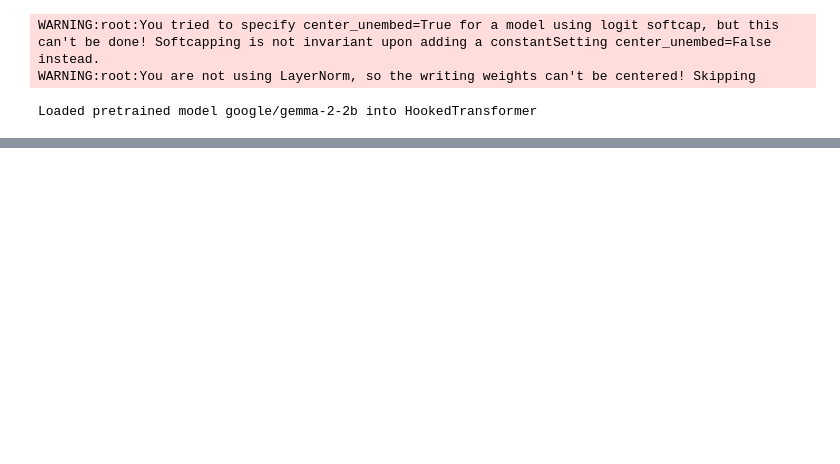
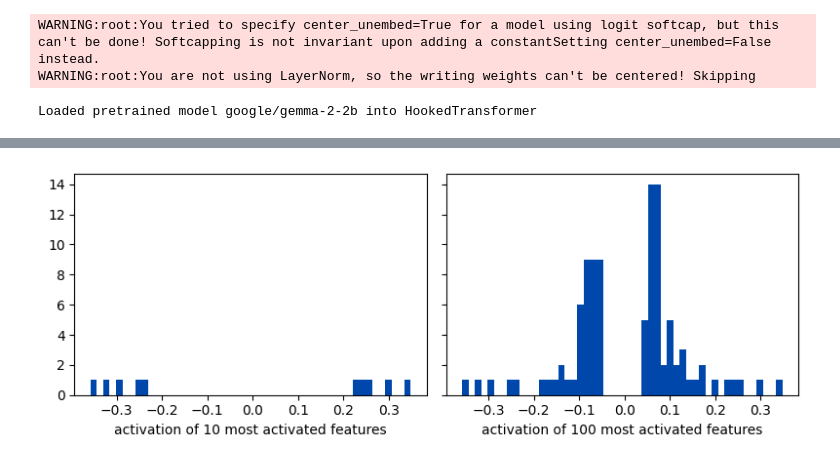
Before and after one commit to CUPalex/truthful_saes, a Jupyter notebook: gemma_sae.ipynb, the cells around one changed output, grey strips where cells are left out. Cells and saved outputs as stored; diff of their text form; code cells hidden in the pictures; blank space fills up the shorter version.

```diff
--- a/gemma_sae.ipynb
+++ b/gemma_sae.ipynb
@@ -132,0 +77,14 @@ with open("cache/stds_gemma_sae_full.json", "w") as file:
+# %%
+import matplotlib.pyplot as plt
+
+fig, ax = plt.subplots(1, 2, sharey=True)
+fig.set_size_inches((8, 3))
+ax[0].hist(steering_direction_on_inds_10, bins=50, color="#0047AB")
+ax[1].hist(steering_direction_on_inds_100, bins=50, color="#0047AB")
+
+ax[0].set_xlabel("activation of 10 most activated features")
+ax[1].set_xlabel("activation of 100 most activated features")
+fig.tight_layout()
+plt.savefig("images/activation_dist.png")
+# %% [output]
+[figure, added]
```
Also changed, not shown: parts of 11 cells of this notebook, 20 other files.
